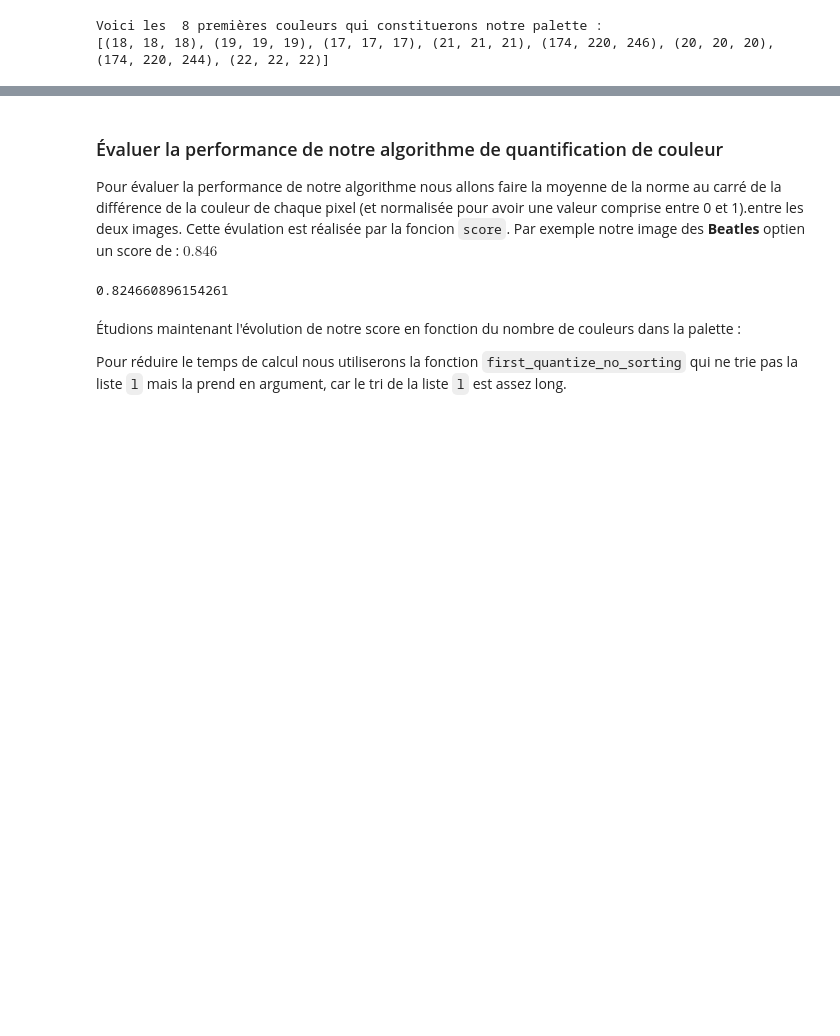
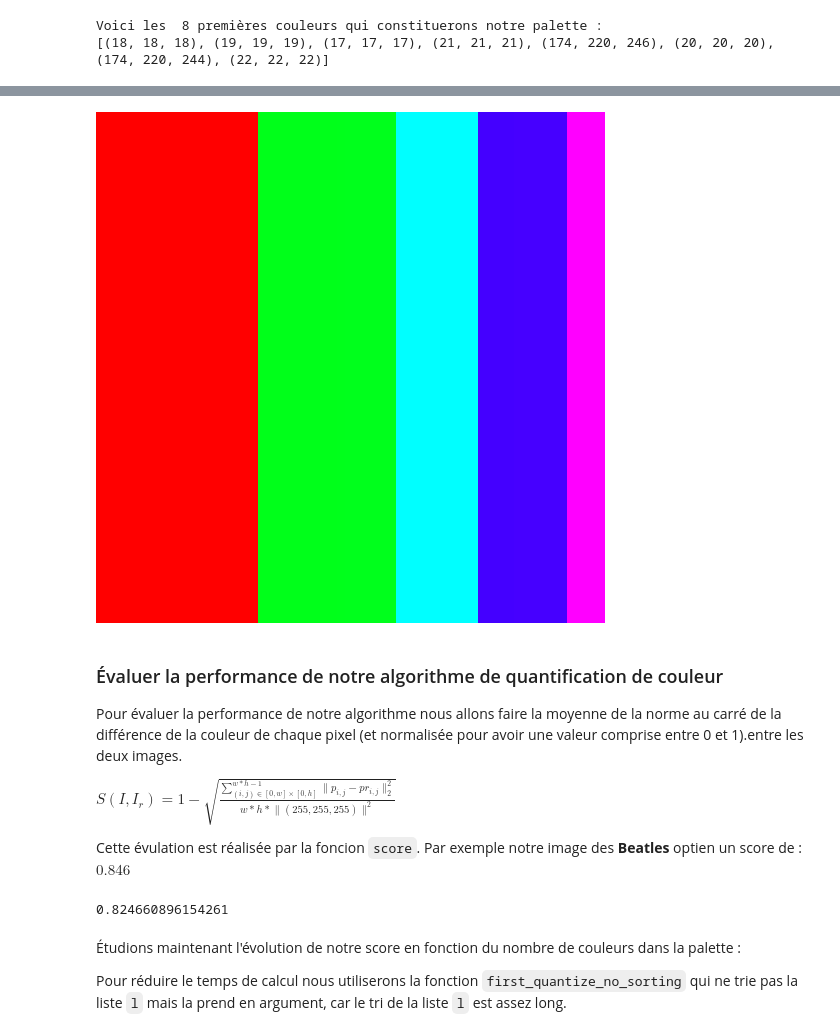
Before and after one commit to MaximeMoreauCerise/INF_TC1_Quantize, a Jupyter notebook: main.ipynb, the cells around one changed output, grey strips where cells are left out. Cells and saved outputs as stored; diff of their text form; code cells hidden in the pictures; blank space fills up the shorter version.

```diff
--- a/main.ipynb
+++ b/main.ipynb
@@ -167,7 +174,19 @@ first_quantize("kattyp.jpeg", nb_couleurs_palette)
+# %%
+first_quantize("rainbow.png", nb_couleurs_palette)
+# %% [output]
+[figure, added]
 # %% [markdown]
 ### Évaluer la performance de notre algorithme de quantification de couleur
 
-Pour évaluer la performance de notre algorithme nous allons faire la moyenne de la norme au carré de la différence de la couleur de chaque pixel (et normalisée pour avoir une valeur comprise entre 0 et 1).entre les deux images. Cette évulation est réalisée par la foncion <code>score</code>. Par exemple notre image des <b>Beatles</b> optien un score de : $0.846$
+Pour évaluer la performance de notre algorithme nous allons faire la moyenne de la norme au carré de la différence de la couleur de chaque pixel (et normalisée pour avoir une valeur comprise entre 0 et 1).entre les deux images.
+
+$\begin{equation}
+ S(I, I_r) = 1 - \sqrt{\frac{\sum_{(i,j) \in [0,w]\times[0,h] }^{w*h-1} \lVert p_{i,j} - pr_{i,j} \lVert^2_2}{w*h* \lVert (255,255,255) \lVert^2}}
+\end{equation}
+$
+
+
+Cette évulation est réalisée par la foncion <code>score</code>. Par exemple notre image des <b>Beatles</b> optien un score de : $0.846$
 # %%
 score(im, im_reocolored)
 # %% [output]
```
Also changed, not shown: parts of 22 cells of this notebook.
